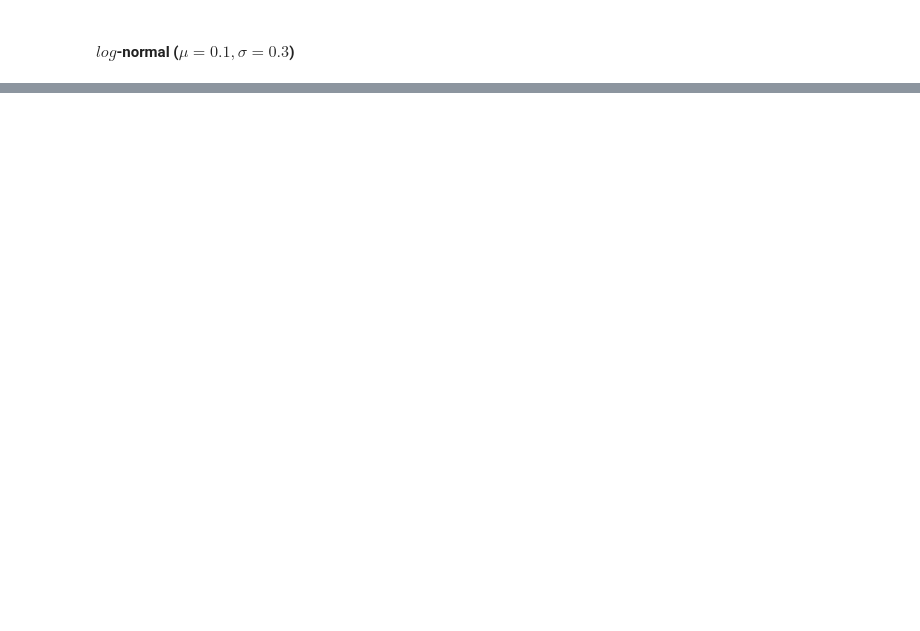
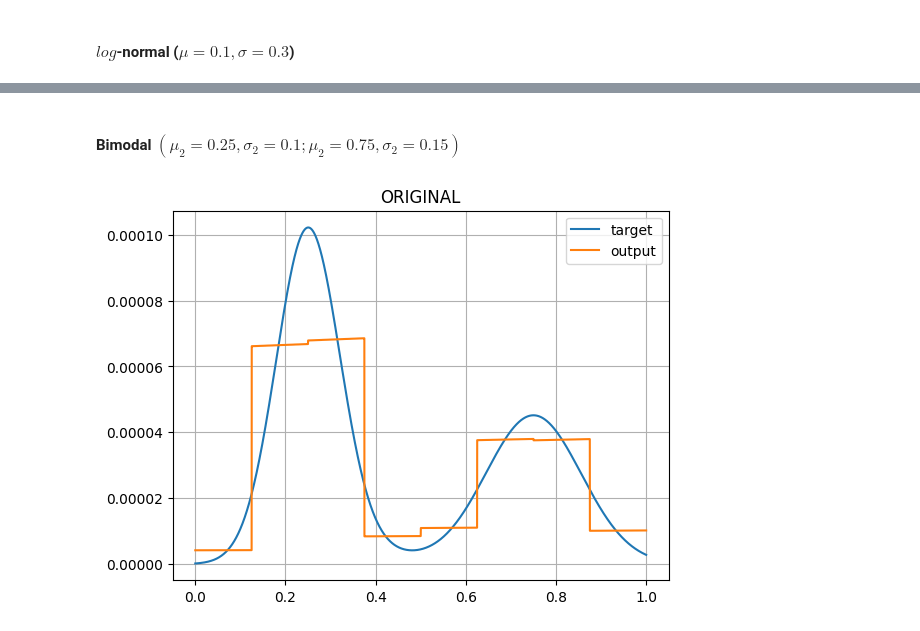
Before and after one commit to IsmaelCesar/sanches-modified, a Jupyter notebook: mtest_plotting_no_perm_results.ipynb, the cells around one changed output, grey strips where cells are left out. Cells and saved outputs as stored; diff of their text form; code cells hidden in the pictures; blank space fills up the shorter version.

```diff
--- a/mtest_plotting_no_perm_results.ipynb
+++ b/mtest_plotting_no_perm_results.ipynb
@@ -49,0 +86,26 @@ plt.show()
+# %% [markdown]
+#### Bimodal $(\mu_2 = 0.25, \sigma_2 = 0.1 ;\mu_2 = 0.75, \sigma_2 = 0.15)$
+# %%
+model_type = "original"
+
+dist_type = "bimodal"
+dist_params = { "x_points": (0, 1), "loc_bim1": 0.25, "scale_bim1": 0.1, "loc_bim2": 0.75, "scale_bim2": 0.15 }
+num_qubits = 15
+
+target_state = get_state(num_qubits, dist_type, dist_params)
+
+approx_file = os.path.join(SCRIPT_RESULTS_PATHS, dist_type, f"{model_type}_plot_{dist_type}_{num_qubits}qb_0.05eps.csv")
+approx_states = np.loadtxt(approx_file, delimiter=",", dtype=np.complex64).astype(np.float32)
+
+mean_approx= np.mean(approx_states, axis=0)
+
+x_points = np.linspace(0, 1, 2**num_qubits)
+
+plt.title(model_type.upper())
+plt.plot(x_points, np.abs(target_state)**2, label="target")
+plt.plot(x_points, np.abs(mean_approx)**2, label="output")
+plt.legend(loc="best")
+plt.grid()
+plt.show()
+# %% [output]
+[figure, added]
```
Also changed, not shown: parts of 5 cells of this notebook.
